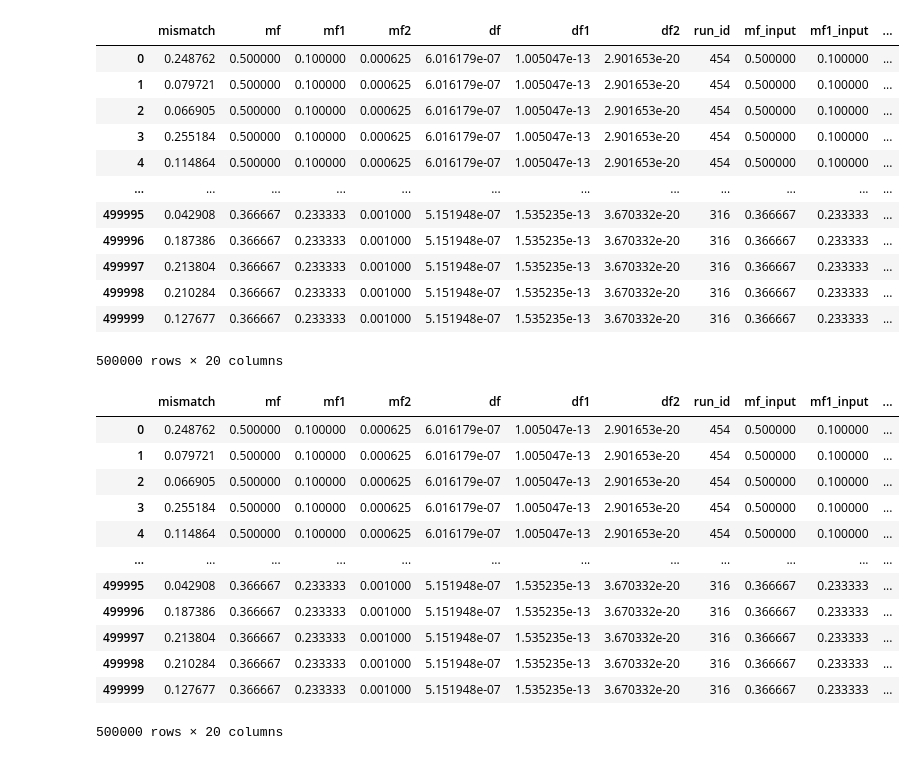
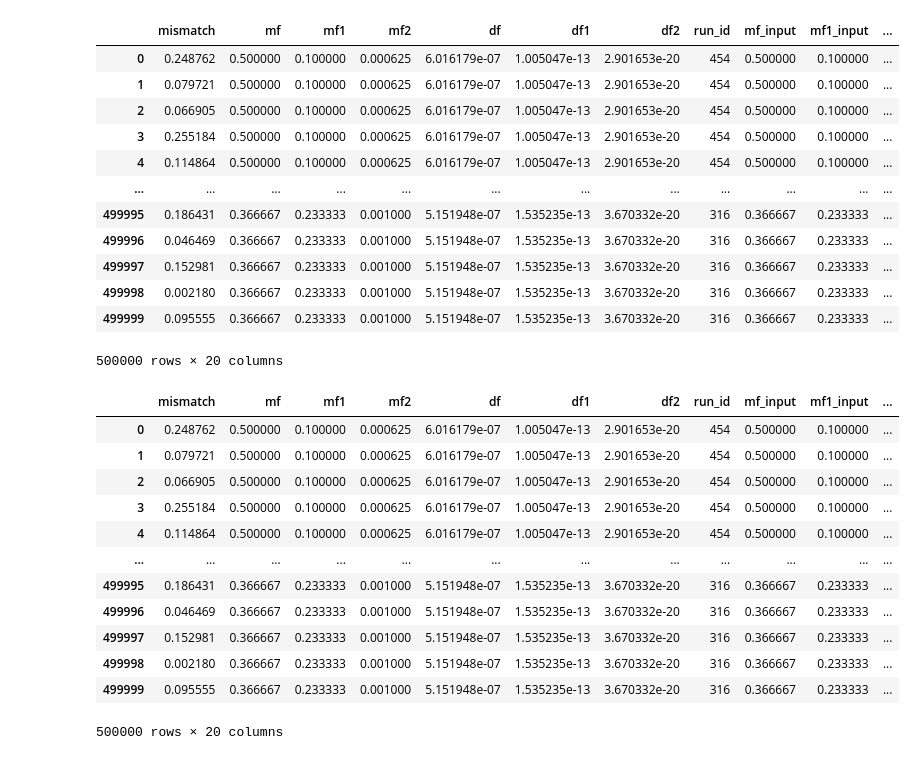
Before and after one commit to Yeqi-Fang/aei-works, a Jupyter notebook: data.ipynb, the cells around one changed output. Drawn from its saved outputs; the diff is of its cells as text; code cells hidden in the pictures.

```diff
--- a/data.ipynb
+++ b/data.ipynb
@@ -6,30 +6,30 @@ import os
 # data
 # %%
 # all_csv_path = 'PyFstat_example_data/PyFstatExampleSimpleMCMCvsGridComparisonSemi/tmp_dataframes1'
-all_csv_path = 'PyFstat_example_data/PyFstatExampleSimpleMCMCvsGridComparisonSemi/tmp_dataframes2'
+all_csv_path = 'PyFstat_example_data/PyFstatExampleSimpleMCMCvsGridComparisonSemi/tmp_dataframes'
 all_csv_files = [f for f in os.listdir(all_csv_path) if f.endswith('.csv')]
 # Initialize an empty DataFrame to hold all data
-data = pd.read_csv('data/combined_mismatch_results_20250610_171503.csv')
+data = pd.read_csv('data/combined_mismatch_results_20250611_192000.csv')
 # data = pd.DataFrame()
 #merge all csv files into one dataframe
 for csv_file in all_csv_files:
     csv_path = os.path.join(all_csv_path, csv_file)
     df = pd.read_csv(csv_path)
     data = pd.concat([data, df], ignore_index=True)
 data
 # %% [output]
 |  | mismatch | mf | mf1 | mf2 | df | df1 | df2 | run_id | mf_input | mf1_input | ... |
 | 0 | 0.248762 | 0.500000 | 0.100000 | 0.000625 | 6.016179e-07 | 1.005047e-13 | 2.901653e-20 | 454 | 0.500000 | 0.100000 | ... |
 | 1 | 0.079721 | 0.500000 | 0.100000 | 0.000625 | 6.016179e-07 | 1.005047e-13 | 2.901653e-20 | 454 | 0.500000 | 0.100000 | ... |
 | 2 | 0.066905 | 0.500000 | 0.100000 | 0.000625 | 6.016179e-07 | 1.005047e-13 | 2.901653e-20 | 454 | 0.500000 | 0.100000 | ... |
 | 3 | 0.255184 | 0.500000 | 0.100000 | 0.000625 | 6.016179e-07 | 1.005047e-13 | 2.901653e-20 | 454 | 0.500000 | 0.100000 | ... |
 | 4 | 0.114864 | 0.500000 | 0.100000 | 0.000625 | 6.016179e-07 | 1.005047e-13 | 2.901653e-20 | 454 | 0.500000 | 0.100000 | ... |
 | ... | ... | ... | ... | ... | ... | ... | ... | ... | ... | ... | ... |
-| 499995 | 0.042908 | 0.366667 | 0.233333 | 0.001000 | 5.151948e-07 | 1.535235e-13 | 3.670332e-20 | 316 | 0.366667 | 0.233333 | ... |
-| 499996 | 0.187386 | 0.366667 | 0.233333 | 0.001000 | 5.151948e-07 | 1.535235e-13 | 3.670332e-20 | 316 | 0.366667 | 0.233333 | ... |
-| 499997 | 0.213804 | 0.366667 | 0.233333 | 0.001000 | 5.151948e-07 | 1.535235e-13 | 3.670332e-20 | 316 | 0.366667 | 0.233333 | ... |
-| 499998 | 0.210284 | 0.366667 | 0.233333 | 0.001000 | 5.151948e-07 | 1.535235e-13 | 3.670332e-20 | 316 | 0.366667 | 0.233333 | ... |
-| 499999 | 0.127677 | 0.366667 | 0.233333 | 0.001000 | 5.151948e-07 | 1.535235e-13 | 3.670332e-20 | 316 | 0.366667 | 0.233333 | ... |
+| 499995 | 0.186431 | 0.366667 | 0.233333 | 0.001000 | 5.151948e-07 | 1.535235e-13 | 3.670332e-20 | 316 | 0.366667 | 0.233333 | ... |
+| 499996 | 0.046469 | 0.366667 | 0.233333 | 0.001000 | 5.151948e-07 | 1.535235e-13 | 3.670332e-20 | 316 | 0.366667 | 0.233333 | ... |
+| 499997 | 0.152981 | 0.366667 | 0.233333 | 0.001000 | 5.151948e-07 | 1.535235e-13 | 3.670332e-20 | 316 | 0.366667 | 0.233333 | ... |
+| 499998 | 0.002180 | 0.366667 | 0.233333 | 0.001000 | 5.151948e-07 | 1.535235e-13 | 3.670332e-20 | 316 | 0.366667 | 0.233333 | ... |
+| 499999 | 0.095555 | 0.366667 | 0.233333 | 0.001000 | 5.151948e-07 | 1.535235e-13 | 3.670332e-20 | 316 | 0.366667 | 0.233333 | ... |
 500000 rows × 20 columns
 # %%
 from datetime import datetime
@@ -89,11 +89,11 @@ data
 | 3 | 0.255184 | 0.500000 | 0.100000 | 0.000625 | 6.016179e-07 | 1.005047e-13 | 2.901653e-20 | 454 | 0.500000 | 0.100000 | ... |
 | 4 | 0.114864 | 0.500000 | 0.100000 | 0.000625 | 6.016179e-07 | 1.005047e-13 | 2.901653e-20 | 454 | 0.500000 | 0.100000 | ... |
 | ... | ... | ... | ... | ... | ... | ... | ... | ... | ... | ... | ... |
-| 499995 | 0.042908 | 0.366667 | 0.233333 | 0.001000 | 5.151948e-07 | 1.535235e-13 | 3.670332e-20 | 316 | 0.366667 | 0.233333 | ... |
-| 499996 | 0.187386 | 0.366667 | 0.233333 | 0.001000 | 5.151948e-07 | 1.535235e-13 | 3.670332e-20 | 316 | 0.366667 | 0.233333 | ... |
-| 499997 | 0.213804 | 0.366667 | 0.233333 | 0.001000 | 5.151948e-07 | 1.535235e-13 | 3.670332e-20 | 316 | 0.366667 | 0.233333 | ... |
-| 499998 | 0.210284 | 0.366667 | 0.233333 | 0.001000 | 5.151948e-07 | 1.535235e-13 | 3.670332e-20 | 316 | 0.366667 | 0.233333 | ... |
-| 499999 | 0.127677 | 0.366667 | 0.233333 | 0.001000 | 5.151948e-07 | 1.535235e-13 | 3.670332e-20 | 316 | 0.366667 | 0.233333 | ... |
+| 499995 | 0.186431 | 0.366667 | 0.233333 | 0.001000 | 5.151948e-07 | 1.535235e-13 | 3.670332e-20 | 316 | 0.366667 | 0.233333 | ... |
+| 499996 | 0.046469 | 0.366667 | 0.233333 | 0.001000 | 5.151948e-07 | 1.535235e-13 | 3.670332e-20 | 316 | 0.366667 | 0.233333 | ... |
+| 499997 | 0.152981 | 0.366667 | 0.233333 | 0.001000 | 5.151948e-07 | 1.535235e-13 | 3.670332e-20 | 316 | 0.366667 | 0.233333 | ... |
+| 499998 | 0.002180 | 0.366667 | 0.233333 | 0.001000 | 5.151948e-07 | 1.535235e-13 | 3.670332e-20 | 316 | 0.366667 | 0.233333 | ... |
+| 499999 | 0.095555 | 0.366667 | 0.233333 | 0.001000 | 5.151948e-07 | 1.535235e-13 | 3.670332e-20 | 316 | 0.366667 | 0.233333 | ... |
 500000 rows × 20 columns
 # %%
 # mean the mismatch and runtime for each 500 points
```
Also changed, not shown: parts of 2 cells of this notebook.
